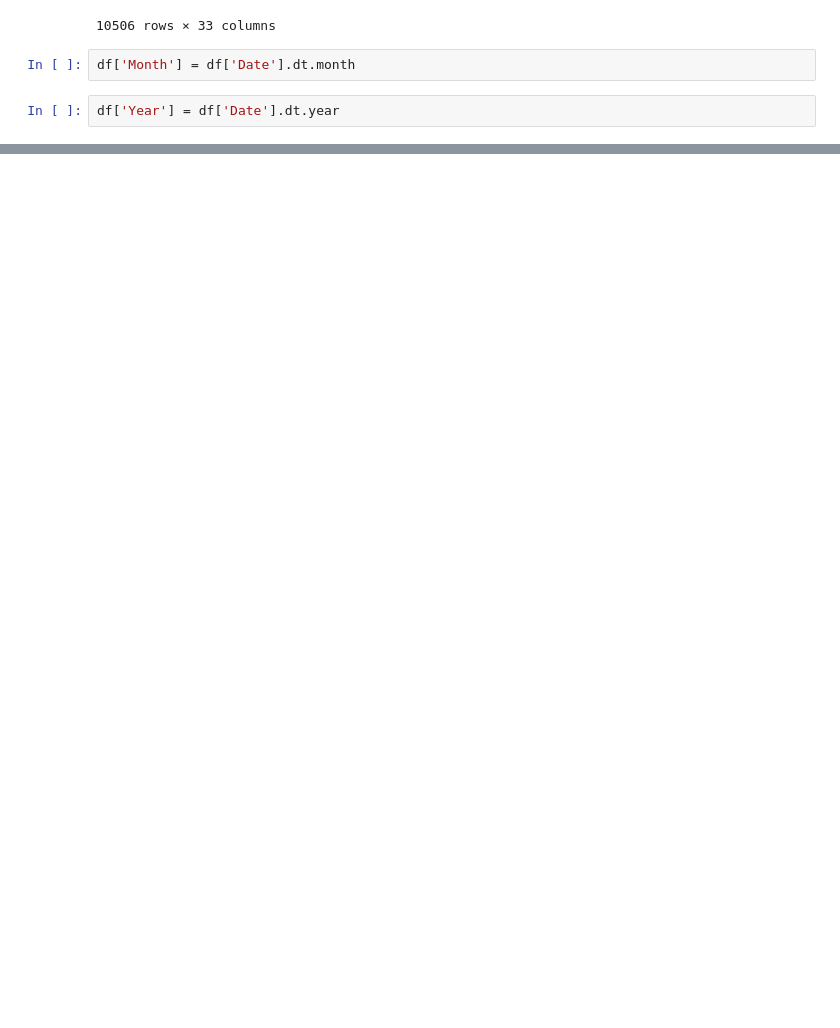
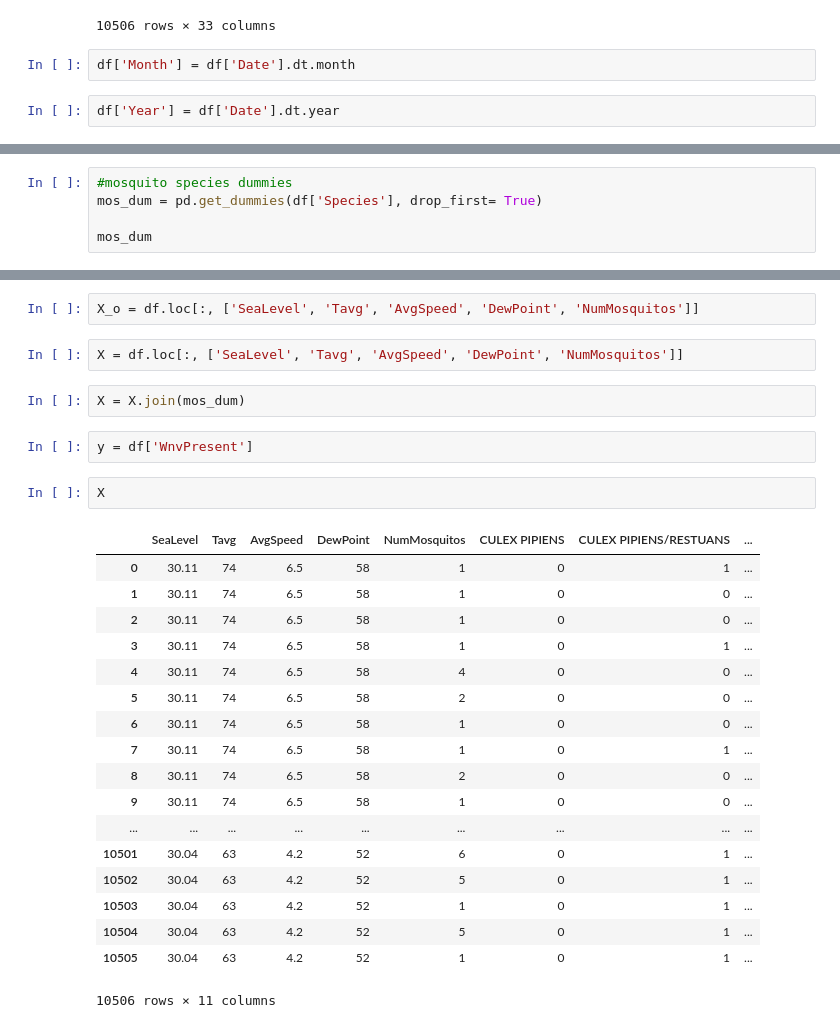
Before and after one commit to rytizzle/CDC_west_nile, a Jupyter notebook: Data Organization + Ryan2.ipynb, the cells around one changed output, grey strips where cells are left out. Cells and saved outputs as stored; diff of their text form; blank space fills up the shorter version.

```diff
--- a/Data Organization + Ryan2.ipynb
+++ b/Data Organization + Ryan2.ipynb
@@ -60,0 +62,5 @@ df['Year'] = df['Date'].dt.year
+# %%
+#mosquito species dummies
+mos_dum = pd.get_dummies(df['Species'], drop_first= True)
+
+mos_dum
@@ -60,0 +86,29 @@ df['Year'] = df['Date'].dt.year
+# %%
+X_o = df.loc[:, ['SeaLevel', 'Tavg', 'AvgSpeed', 'DewPoint', 'NumMosquitos']]
+# %%
+X = df.loc[:, ['SeaLevel', 'Tavg', 'AvgSpeed', 'DewPoint', 'NumMosquitos']]
+# %%
+X = X.join(mos_dum)
+# %%
+y = df['WnvPresent']
+# %%
+X
+# %% [output]
+|  | SeaLevel | Tavg | AvgSpeed | DewPoint | NumMosquitos | CULEX PIPIENS | CULEX PIPIENS/RESTUANS | ... |
+| 0 | 30.11 | 74 | 6.5 | 58 | 1 | 0 | 1 | ... |
+| 1 | 30.11 | 74 | 6.5 | 58 | 1 | 0 | 0 | ... |
+| 2 | 30.11 | 74 | 6.5 | 58 | 1 | 0 | 0 | ... |
+| 3 | 30.11 | 74 | 6.5 | 58 | 1 | 0 | 1 | ... |
+| 4 | 30.11 | 74 | 6.5 | 58 | 4 | 0 | 0 | ... |
+| 5 | 30.11 | 74 | 6.5 | 58 | 2 | 0 | 0 | ... |
+| 6 | 30.11 | 74 | 6.5 | 58 | 1 | 0 | 0 | ... |
+| 7 | 30.11 | 74 | 6.5 | 58 | 1 | 0 | 1 | ... |
+| 8 | 30.11 | 74 | 6.5 | 58 | 2 | 0 | 0 | ... |
+| 9 | 30.11 | 74 | 6.5 | 58 | 1 | 0 | 0 | ... |
+| ... | ... | ... | ... | ... | ... | ... | ... | ... |
+| 10501 | 30.04 | 63 | 4.2 | 52 | 6 | 0 | 1 | ... |
+| 10502 | 30.04 | 63 | 4.2 | 52 | 5 | 0 | 1 | ... |
+| 10503 | 30.04 | 63 | 4.2 | 52 | 1 | 0 | 1 | ... |
+| 10504 | 30.04 | 63 | 4.2 | 52 | 5 | 0 | 1 | ... |
+| 10505 | 30.04 | 63 | 4.2 | 52 | 1 | 0 | 1 | ... |
+10506 rows × 11 columns
```
Also changed, not shown: parts of 13 cells of this notebook, 4 other files.
